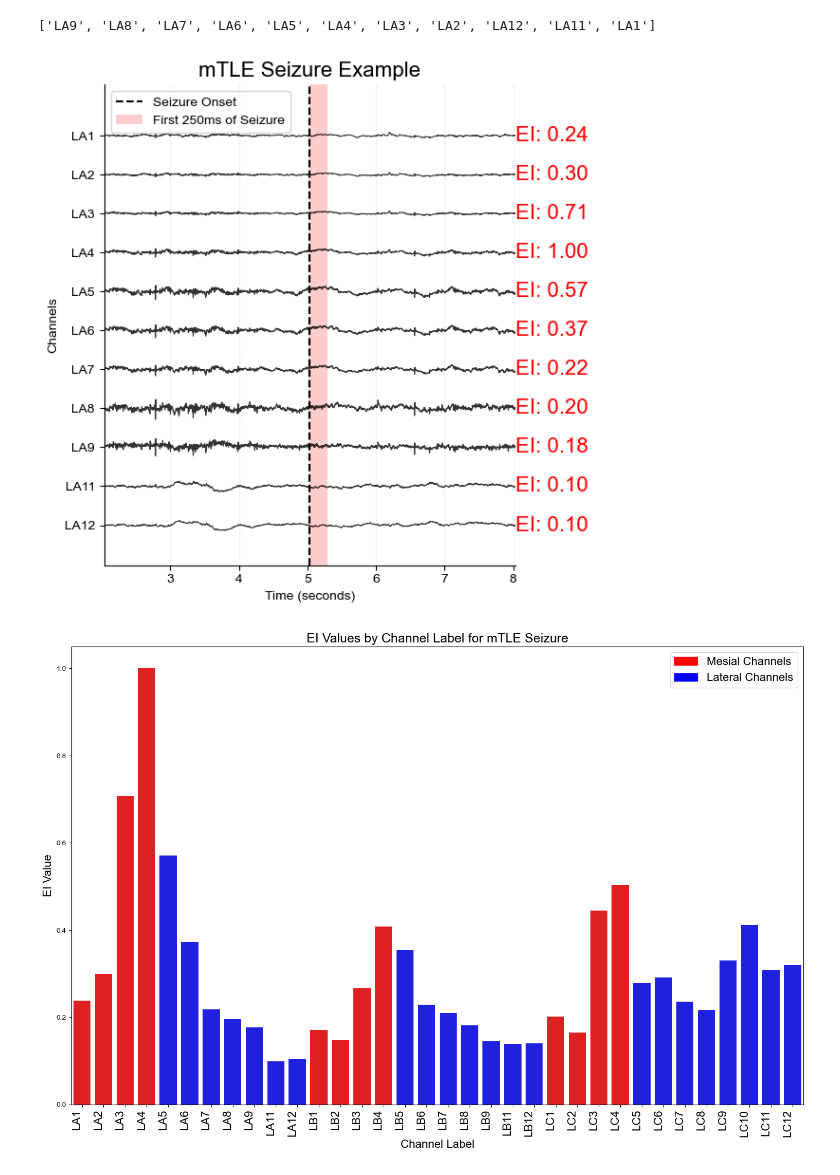
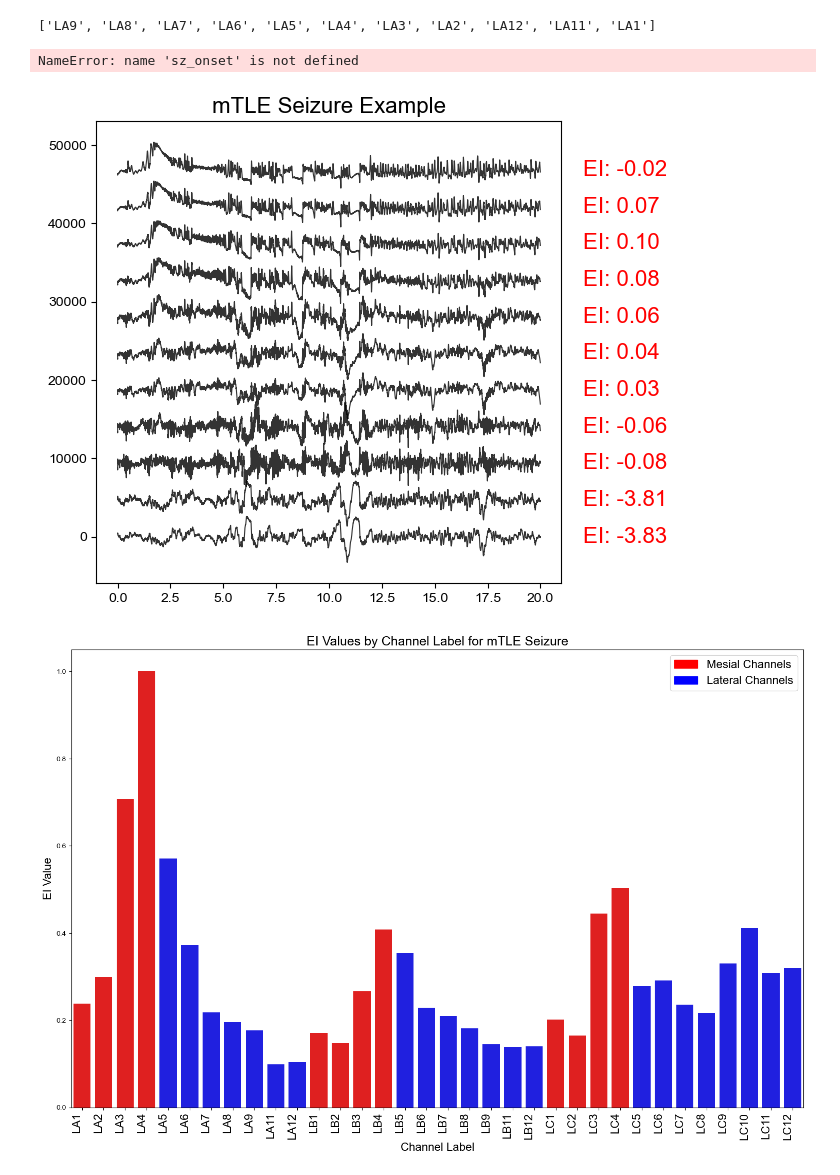
Before and after one commit to carlosaaguila/Interictal_Spike_Analysis, a Jupyter notebook: HUMAN/working_feat_extract_code/6-seizure_analysis/code/validate_per_sz.ipynb, the cells around one changed output. Saved outputs shown, nothing was run; the diff lists cells and outputs as text; code cells hidden in the pictures.

Commit message:
testing new HFER + analysis on new HFER

```diff
--- a/HUMAN/working_feat_extract_code/6-seizure_analysis/code/validate_per_sz.ipynb
+++ b/HUMAN/working_feat_extract_code/6-seizure_analysis/code/validate_per_sz.ipynb
@@ -35,8 +35,8 @@ from utils import get_iEEG_data, notch_filter
 
 #EI - base 60s target end window
 # hup_ei = pd.read_csv('../data/self_run/EI_base/EI_HUP_60s.csv')
-hup_ei = pd.read_csv('../data/self_run/EI_new_onset_detector/EI_HUP_40_60s.csv')
-
+# hup_ei = pd.read_csv('../data/self_run/EI_new_onset_detector/EI_HUP_40_60s.csv')
+hup_ei = pd.read_csv('../data/self_run/hfer_HUP_21s.csv')
 
 #EI - base 200s target_end window
 # hup_ei = pd.read_csv('../data/self_run/EI_base/EI_HUP_200s.csv')
@@ -48,9 +48,9 @@ This is a classic MTLE seizure.
 Onset time: 29755.28 seconds
 # %%
 #Load the seizure.
-end_time = 60 #this is in seconds, we will want to make it 200, if we are working with the other dataset.
+end_time = 20 #this is in seconds, we will want to make it 200, if we are working with the other dataset.
 
-start_time = 29755.28 - 40 #in seconds (remove 40 seconds so that we have the target window)
+start_time = 29755.28 - 1 #in seconds (remove 40 seconds so that we have the target window)
 start_usec = start_time * 1e6
 stop_time = start_time + end_time #add 60 seconds (so that we are replicating the target window)
 stop_usec = stop_time * 1e6
@@ -104,7 +104,7 @@ if fs > 500:
 #find the specific row in hup_ei for this seizure.
 
 hupID = 'HUP204'
-sz_time = start_time + 40
+sz_time = start_time + 1
 sz_204 = hup_ei[(hup_ei['hupID'] == hupID) & (hup_ei['ictal_start_time'] == sz_time)]
 
 
@@ -129,7 +129,7 @@ def z_score(values):
     z_scores = [(x - mean) / std_dev for x in values]
     return z_scores
 
-# df_filtered['EI'] = df_filtered['EI'].apply(z_score)
+df_filtered['EI'] = df_filtered['EI'].apply(z_score)
 ##############
 
 # Explode the EI and name columns to unnest the lists
@@ -191,9 +191,9 @@ def plot_eeg_channels_with_hfer(data, all_spikes, sampling_rate=500, stop_time=N
     # Create a time array
     time = np.arange(0, len(data)) / sampling_rate
 
-    sz_onset = all_spikes['onset_algorithm'].iloc[0] / sampling_rate  # Convert to seconds
-    plot_start = sz_onset - 3
-    plot_end = sz_onset + 3
+    # sz_onset = all_spikes['onset_algorithm'].iloc[0] / sampling_rate  # Convert to seconds
+    # plot_start = sz_onset - 3
+    # plot_end = sz_onset + 3
 
     # Set up the plot
     plt.figure(figsize=(6, 6))
@@ -215,7 +215,7 @@ def plot_eeg_channels_with_hfer(data, all_spikes, sampling_rate=500, stop_time=N
     # Extend the x-axis to accommodate HFER values
     x_extension_factor = 1.2
 
-    plt.xlim(plot_start, plot_end)
+    # plt.xlim(plot_start, plot_end)
 
     # Plot each channel
     for i, channel in enumerate(sorted_channels):
@@ -229,41 +229,42 @@ def plot_eeg_channels_with_hfer(data, all_spikes, sampling_rate=500, stop_time=N
         hfer_value = all_spikes[all_spikes['channel_label'] == channel]['EI'].values
         if len(hfer_value) > 0:
             hfer_text = f"EI: {hfer_value[0]:.2f}"
-            plt.text(plot_end , i*offset, hfer_text,
+            plt.text(22 , i*offset, hfer_text,
                      verticalalignment='center', horizontalalignment='left', fontsize=16,
                      color = 'r')
 
     # Add vertical line for seizure onset
     plt.axvline(x=sz_onset, color='k', linestyle='--', label='Seizure Onset')
 
     # Add colored bar for 250ms after seizure onset
     plt.axvspan(sz_onset, sz_onset + 0.25, facecolor='red', alpha=0.2, label='First 250ms of Seizure')
 
     # Set y-ticks and labels to channel names
     plt.yticks(np.arange(len(sorted_channels)) * offset, sorted_channels)
 
     plt.xlabel('Time (seconds)')
     plt.ylabel('Channels')
 
     # Remove top and right spines
     plt.gca().spines['top'].set_visible(False)
     plt.gca().spines['right'].set_visible(False)
 
     # Add minor gridlines for better time reference
     plt.grid(True, which='both', axis='x', linestyle=':', alpha=0.4)
 
     plt.legend()
     plt.tight_layout()
 
     plt.savefig('../figures/mtle_sz.pdf', dpi = 500)
     plt.show()
 
 
 
 plot_eeg_channels_with_hfer(la_data, all_spikes, stop_time=None, title = 'mTLE Seizure Example',
                             sorted_channels = sorted_la_columns)
 # %% [output]
+NameError: name 'sz_onset' is not defined
-[figure, old version]
+[figure, new version]
 # %%
 # Sort the DataFrame by channel_label
 from matplotlib.patches import Patch
```
Also changed, not shown: 19 other files.
